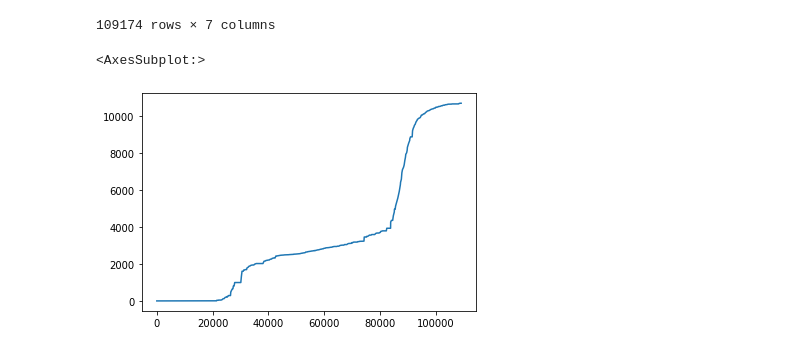
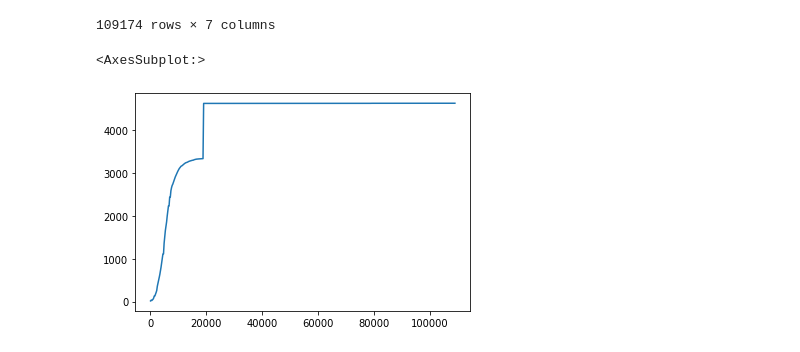
Before and after one commit to DmitryPogrebnoy/Data_Visualization_ITMO, a Jupyter notebook: resources/augment_covid_19_dataset.ipynb, the cells around one changed output. Drawn from its saved outputs; the diff is of its cells as text; code cells hidden in the pictures.

```diff
--- a/resources/augment_covid_19_dataset.ipynb
+++ b/resources/augment_covid_19_dataset.ipynb
@@ -419,11 +419,11 @@ full_data
 | 109173 | 2021-05-29 | Panama | 377428.0 | 6369.0 | 364783.0 | Americas | Latin America and the Caribbean |
 109174 rows × 7 columns
 # %%
-full_data = full_data.sort_values(['date', 'country'])
+full_data = full_data.sort_values(['date', 'country']).reset_index(drop=True)
 # %%
 import matplotlib.pyplot as plt
 
-full_data[full_data.country == 'South Sudan'].confirmed.plot()
+full_data[full_data.country == 'China'].deaths.plot()
 # %% [output]
 <AxesSubplot:>
-[figure, old version]
+[figure, new version]
```
Also changed, not shown: parts of 2 cells of this notebook, 1 other file.
